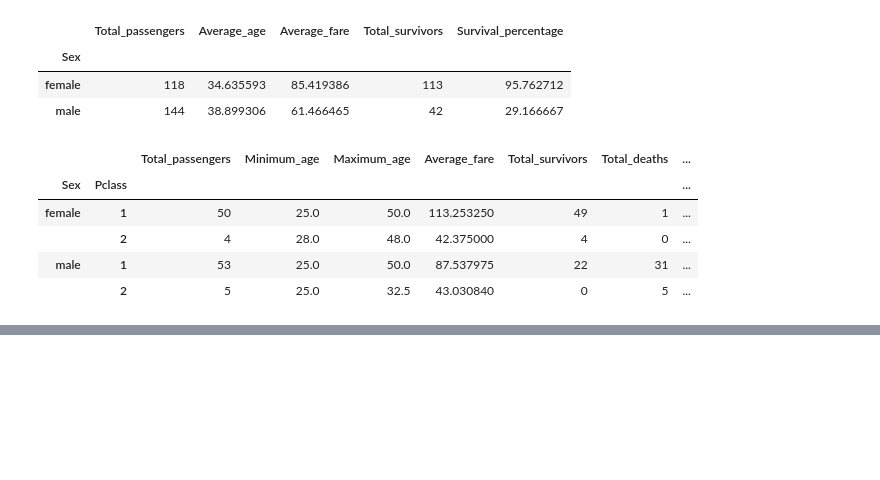
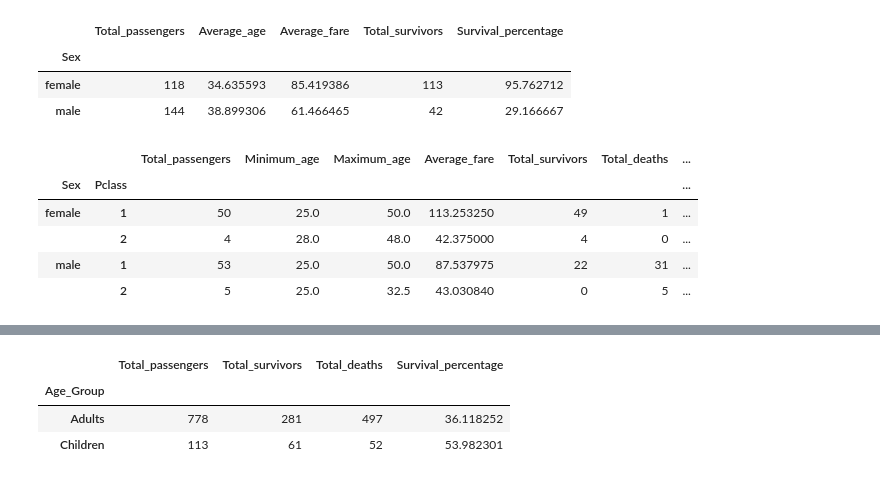
Before and after one commit to danishsheikh2003/DATA-SCIENCE-PYTHON---LIBRARIES, a Jupyter notebook: Python and libraries/Pandas/Pandas_Practice_V.ipynb, the cells around one changed output, grey strips where cells are left out. Cells and saved outputs as stored; diff of their text form; code cells hidden in the pictures; blank space fills up the shorter version.

```diff
--- a/Python and libraries/Pandas/Pandas_Practice_V.ipynb
+++ b/Python and libraries/Pandas/Pandas_Practice_V.ipynb
@@ -549,0 +672,3 @@ conditions
+# %%
+import numpy as np
+data['Age_Group'] = np.where(data['Age'] < 18, 'Children', 'Adults')
@@ -549,0 +691,15 @@ conditions
+# %%
+data['Age_Group'] = np.where(data['Age'] < 18, 'Children', 'Adults')
+
+data.groupby('Age_Group').agg(
+        Total_passengers=('PassengerId', 'count'),
+    Total_survivors=('Survived', lambda x: (x == 1).sum()),
+    Total_deaths=('Survived', lambda x: (x == 0).sum()),
+    Survival_percentage=('Survived', lambda x: (x == 1).mean() * 100),
+
+)
+# %% [output]
+|  | Total_passengers | Total_survivors | Total_deaths | Survival_percentage |
+| Age_Group |  |  |  |  |
+| Adults | 778 | 281 | 497 | 36.118252 |
+| Children | 113 | 61 | 52 | 53.982301 |
```
Also changed, not shown: parts of 12 cells of this notebook, 6 other files.
